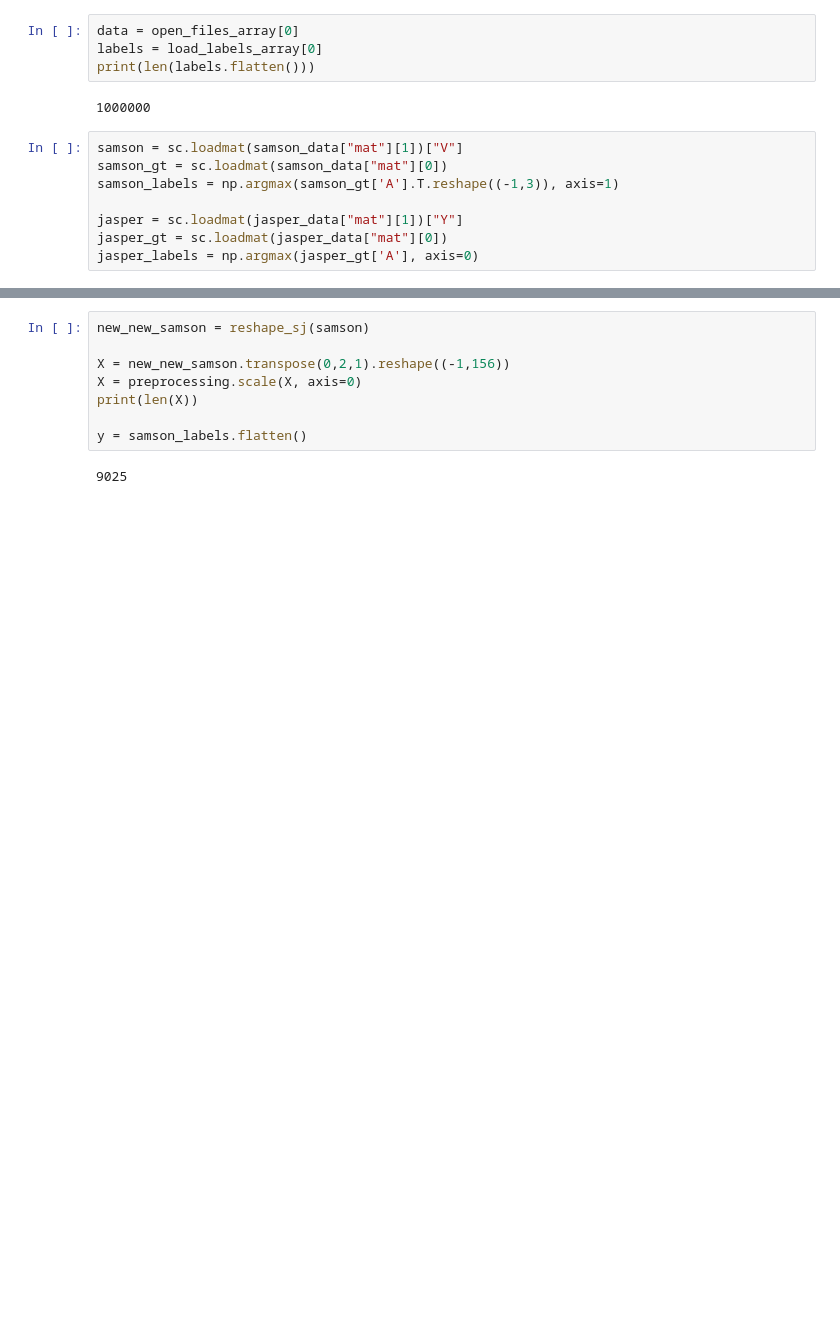
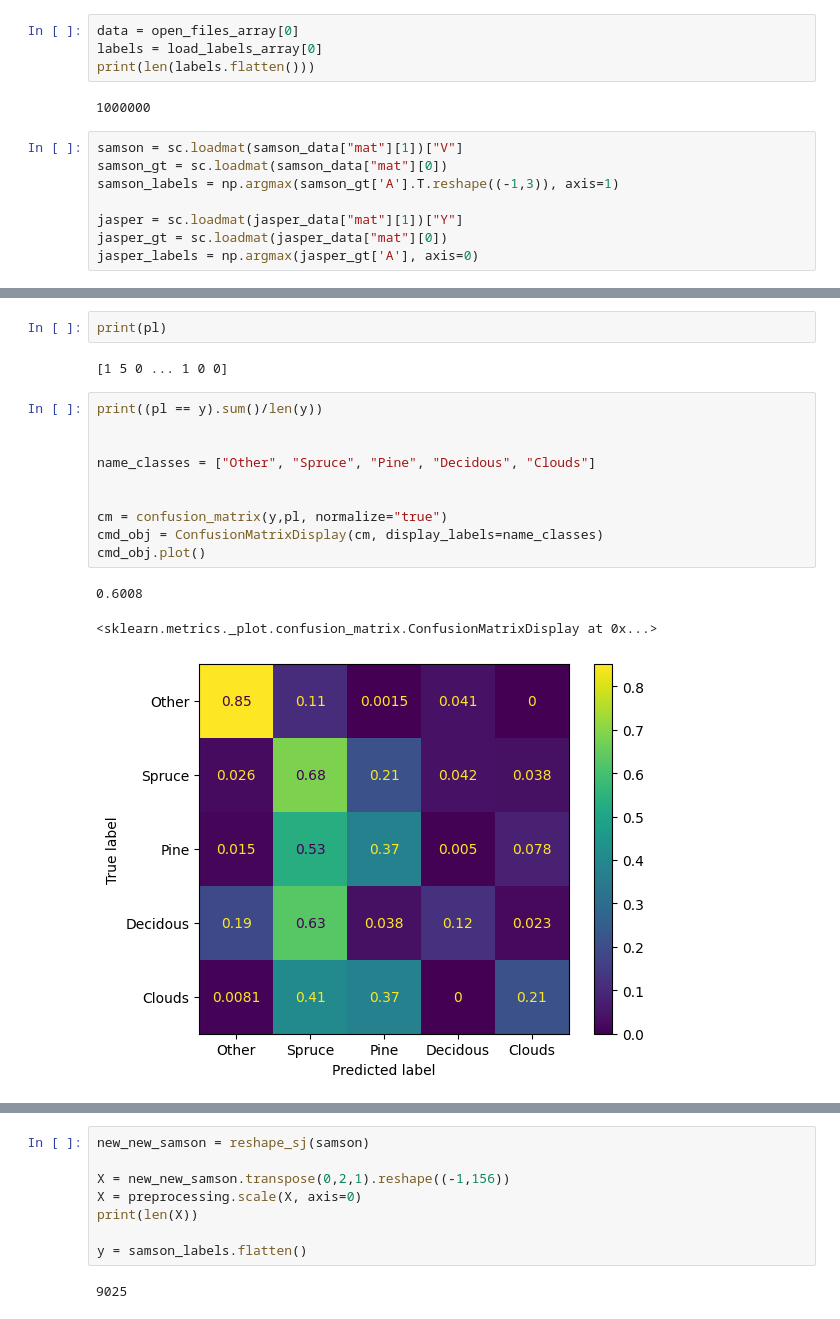
Before and after one commit to jonasroy/SVM_THESIS_PROJECT, a Jupyter notebook: Model/Model_Tree3.ipynb, the cells around one changed output, grey strips where cells are left out. Cells and saved outputs as stored; diff of their text form; blank space fills up the shorter version.

```diff
--- a/Model/Model_Tree3.ipynb
+++ b/Model/Model_Tree3.ipynb
@@ -101,0 +376,18 @@ plt.colorbar()
+# %%
+print(pl)
+# %% [output]
+[1 5 0 ... 1 0 0]
+# %%
+print((pl == y).sum()/len(y))
+
+
+name_classes = ["Other", "Spruce", "Pine", "Decidous", "Clouds"]
+
+
+cm = confusion_matrix(y,pl, normalize="true")
+cmd_obj = ConfusionMatrixDisplay(cm, display_labels=name_classes)
+cmd_obj.plot()
+# %% [output]
+0.6008
+<sklearn.metrics._plot.confusion_matrix.ConfusionMatrixDisplay at 0x...>
+[figure, added]
```
Also changed, not shown: parts of 66 cells of this notebook, 1 other file.
